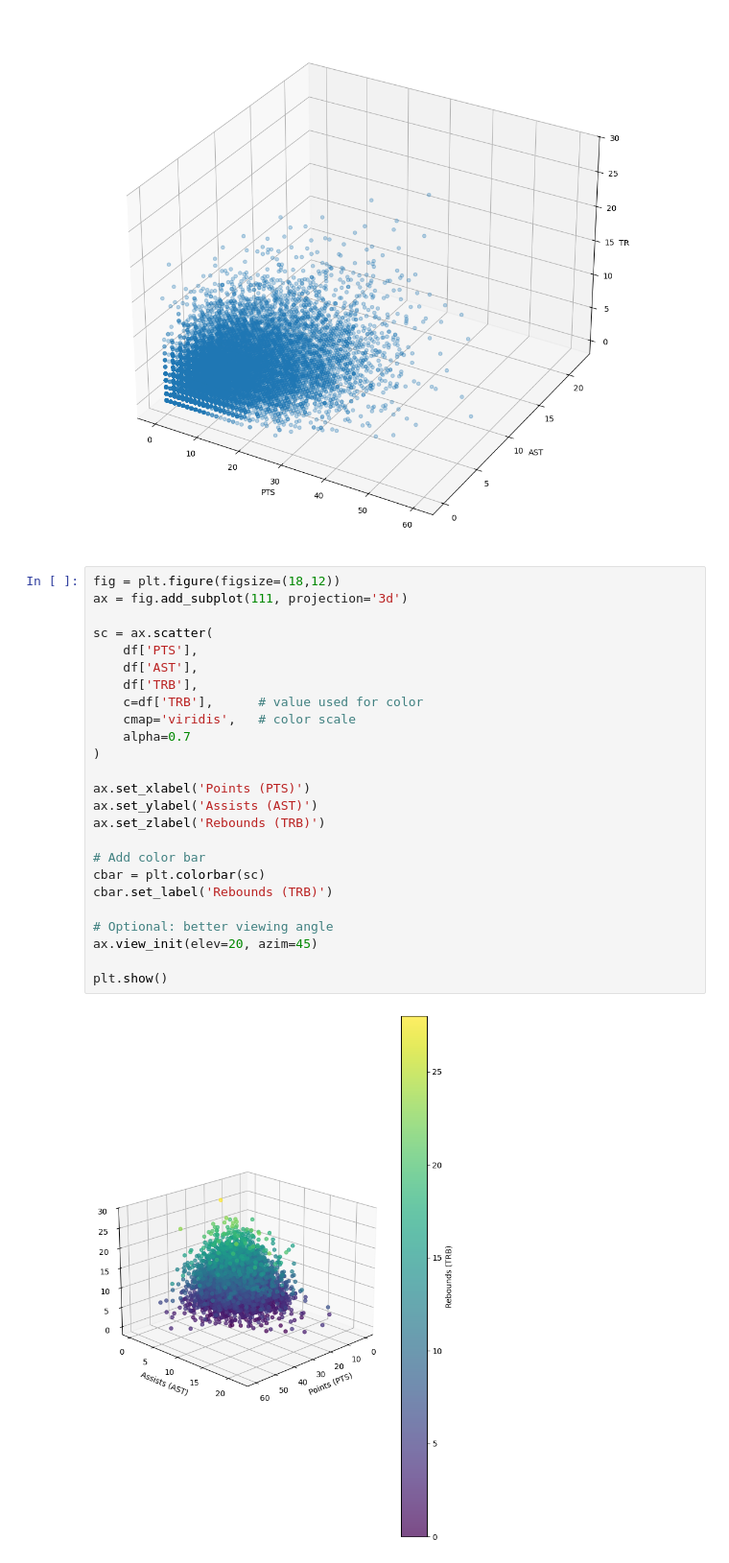
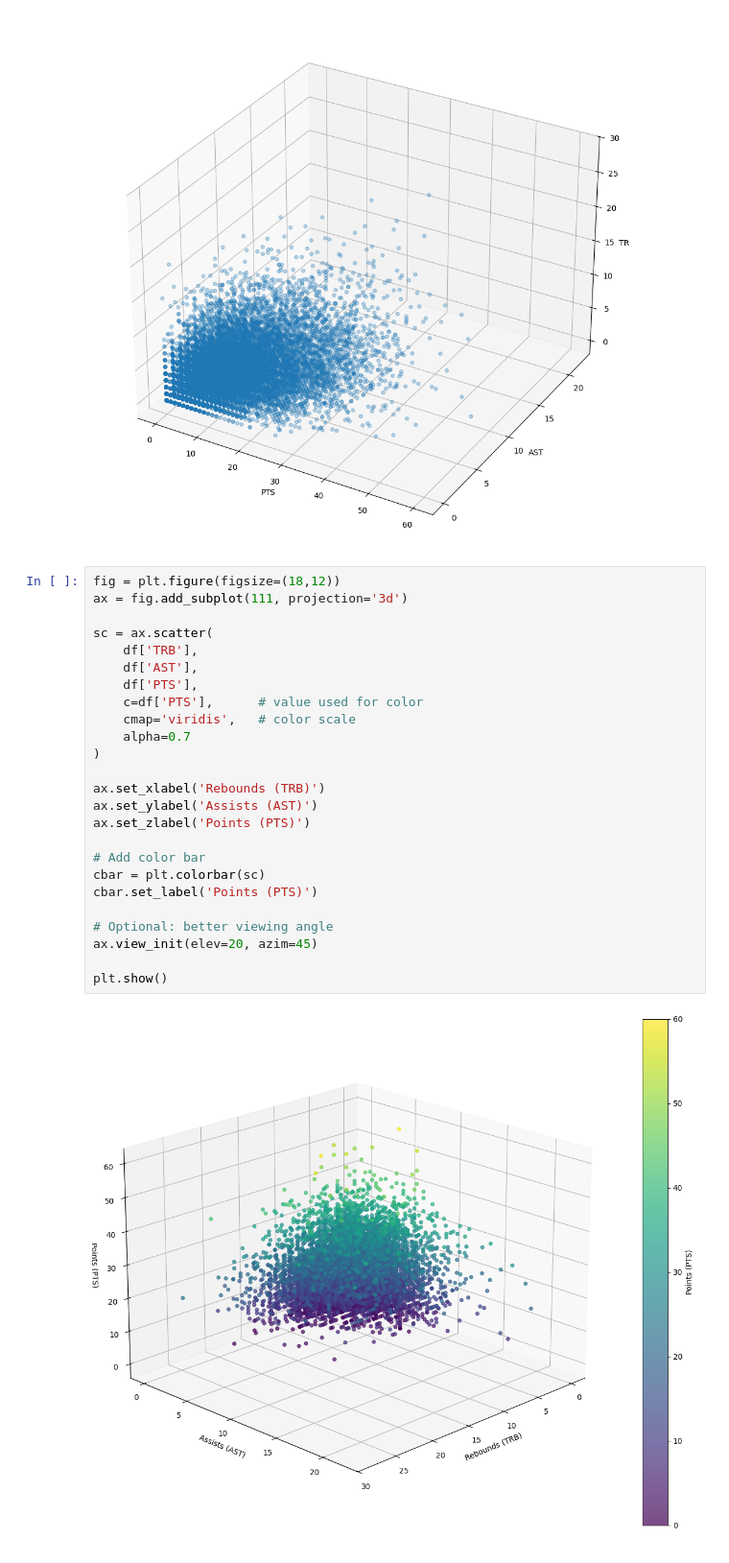
Before and after one commit to William-low127/Data-analytics, a Jupyter notebook: 02-Data_manipulation-Numpy_pandas/nbaassignment.ipynb, the cells around one changed output. Shown at 96% size. Saved outputs shown, nothing was run; the diff lists cells and outputs as text.

```diff
--- a/02-Data_manipulation-Numpy_pandas/nbaassignment.ipynb
+++ b/02-Data_manipulation-Numpy_pandas/nbaassignment.ipynb
@@ -54,27 +54,27 @@ plt.show()
 # %%
 fig = plt.figure(figsize=(18,12))
 ax = fig.add_subplot(111, projection='3d')
 
 sc = ax.scatter(
+    df['TRB'],
+    df['AST'],
     df['PTS'],
-    df['AST'],
-    df['TRB'],
-    c=df['TRB'],      # value used for color
+    c=df['PTS'],      # value used for color
     cmap='viridis',   # color scale
     alpha=0.7
 )
 
-ax.set_xlabel('Points (PTS)')
+ax.set_xlabel('Rebounds (TRB)')
 ax.set_ylabel('Assists (AST)')
-ax.set_zlabel('Rebounds (TRB)')
+ax.set_zlabel('Points (PTS)')
 
 # Add color bar
 cbar = plt.colorbar(sc)
-cbar.set_label('Rebounds (TRB)')
+cbar.set_label('Points (PTS)')
 
 # Optional: better viewing angle
 ax.view_init(elev=20, azim=45)
 
 plt.show()
 # %% [output]
-[figure, old version]
+[figure, new version]
```
Also changed, not shown: parts of 9 cells of this notebook.
